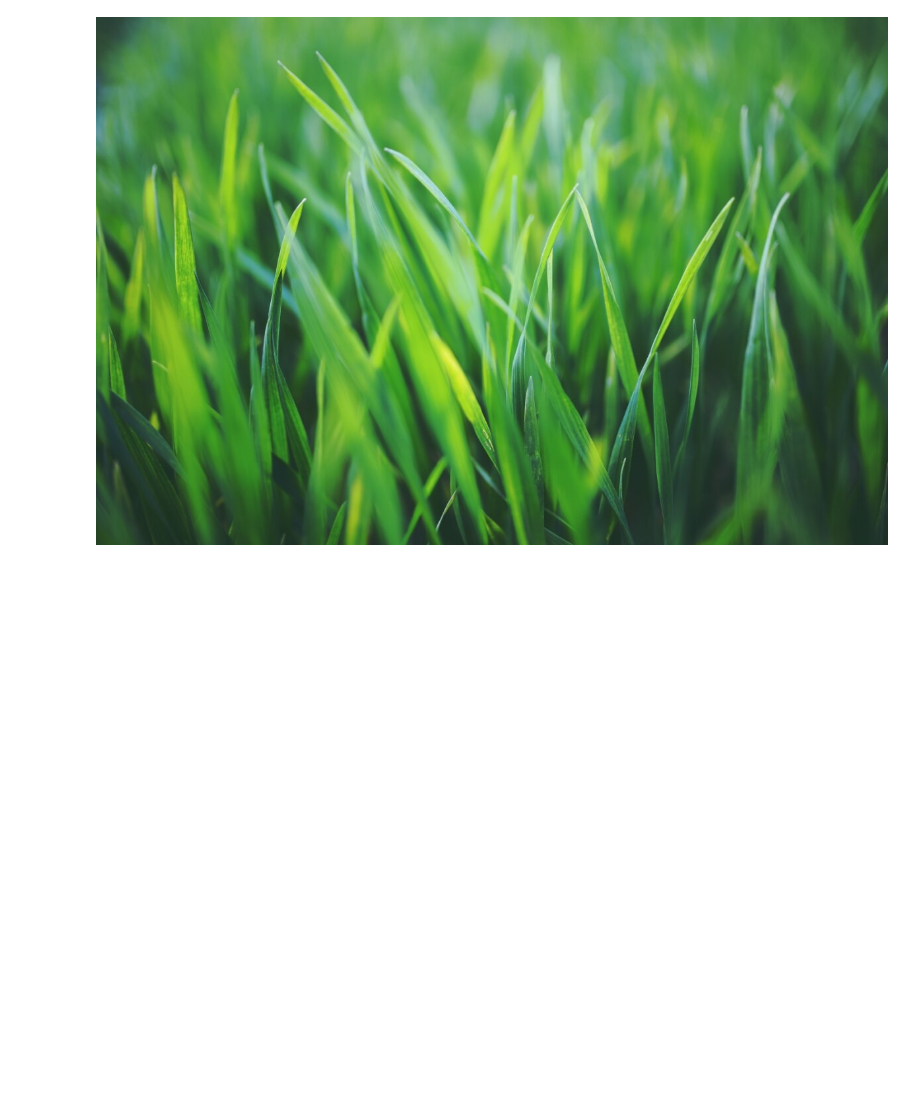
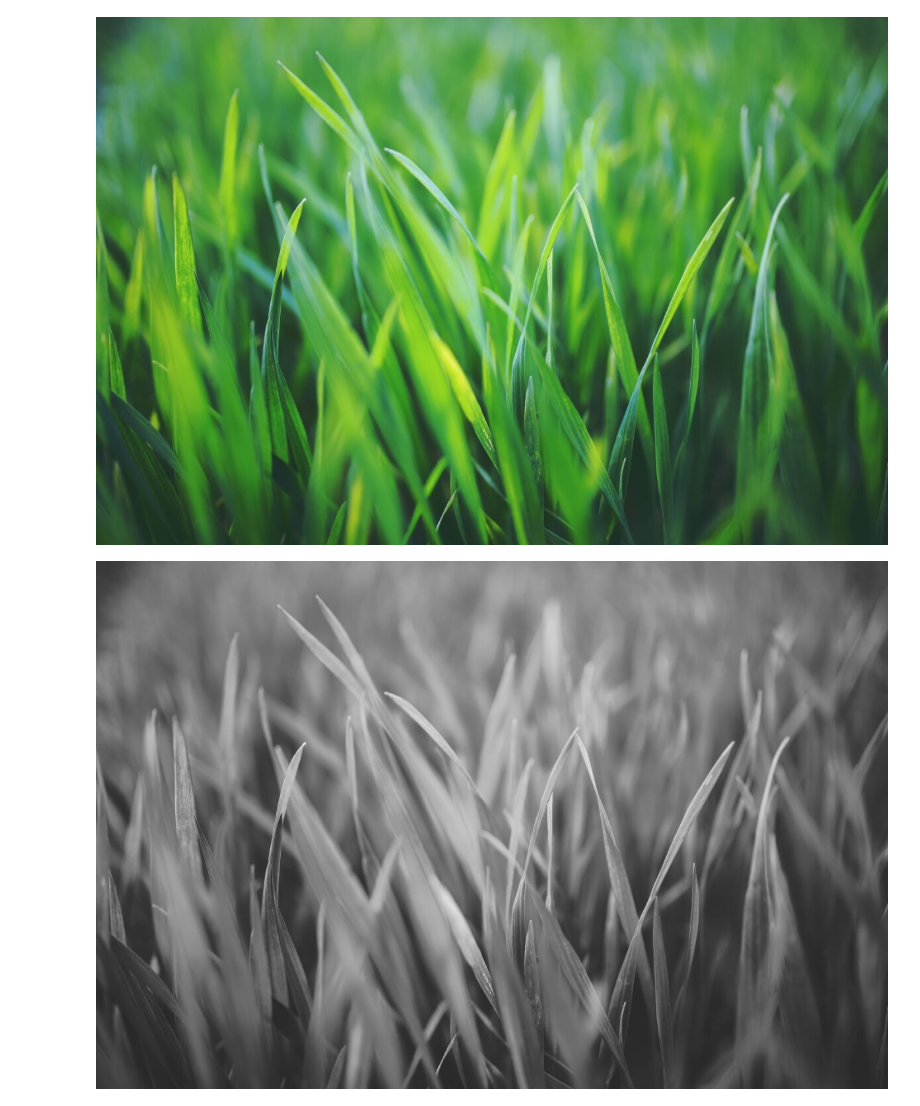
Before and after one commit to RizetteSayo/CpE0332.1-1-Elective-3, a Jupyter notebook: Image_Acquisition.ipynb, the cells around one changed output. Drawn from its saved outputs; the diff is of its cells as text; code cells hidden in the pictures; blank space fills up the shorter version.

```diff
--- a/Image_Acquisition.ipynb
+++ b/Image_Acquisition.ipynb
@@ -9,3 +9,11 @@ img = cv2.imread('/content/drive/MyDrive/Software/grass.jpg')
 cv2_imshow(img)
 # %% [output]
 [figure]
+# %%
+#convert to grayscale
+img_gray = cv2.cvtColor(img,cv2.COLOR_BGR2GRAY)
+
+#display new image
+cv2_imshow(img_gray)
+# %% [output]
+[figure, added]
```
